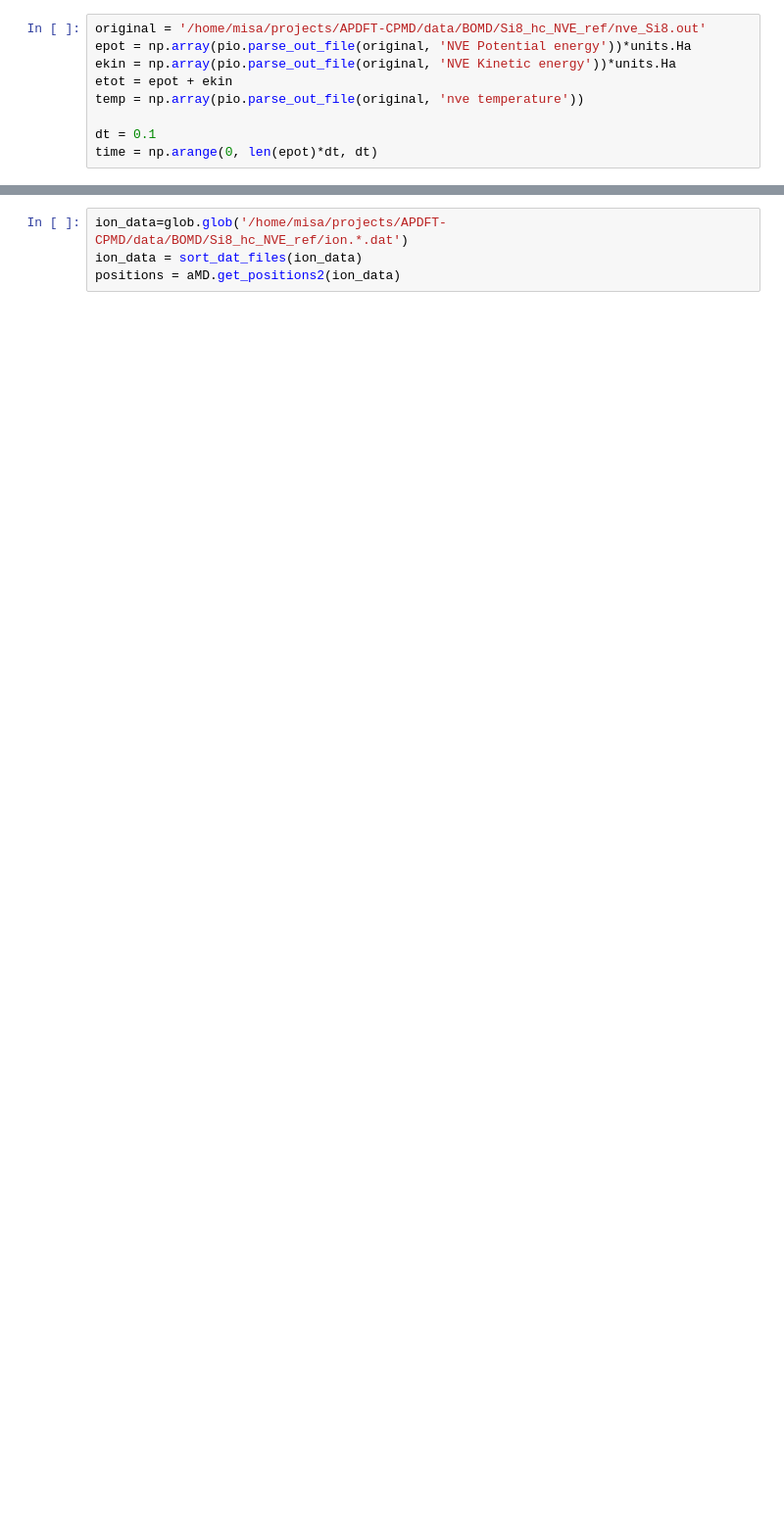
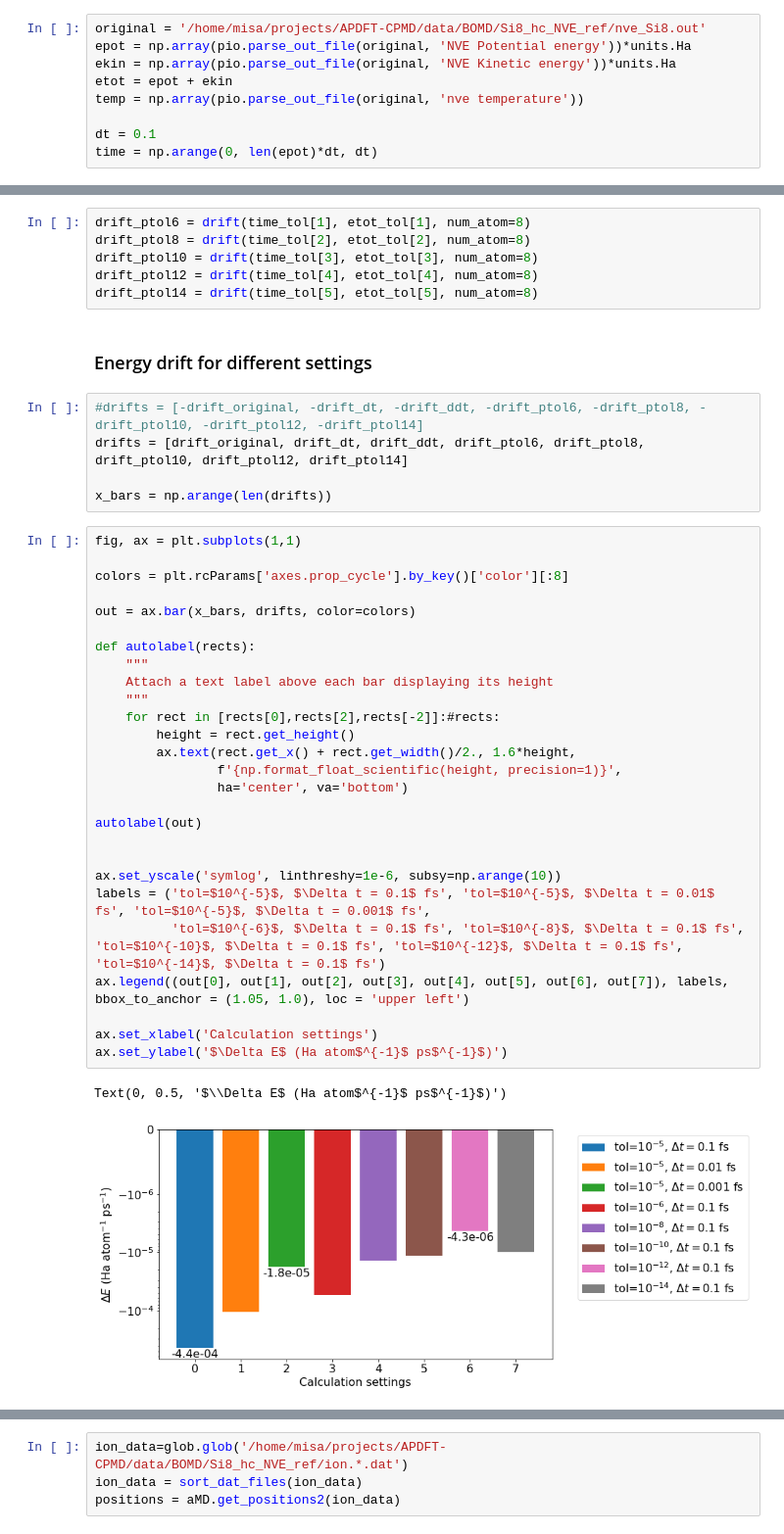
Before and after one commit to ferchault/APDFT, a Jupyter notebook: prototyping/apdft-ofdft-cpmd/Si8_NVE_ref.ipynb, the cells around one changed output, grey strips where cells are left out. Shown at 98% size. Cells and saved outputs as stored; diff of their text form; blank space fills up the shorter version.

```diff
--- a/prototyping/apdft-ofdft-cpmd/Si8_NVE_ref.ipynb
+++ b/prototyping/apdft-ofdft-cpmd/Si8_NVE_ref.ipynb
@@ -236,0 +189,43 @@ plt.plot(time[1]+50, ekin[1],'-', label = r'dt = 0.1 fs, tol = $10^{-8}$')
+# %%
+drift_ptol6 = drift(time_tol[1], etot_tol[1], num_atom=8)
+drift_ptol8 = drift(time_tol[2], etot_tol[2], num_atom=8)
+drift_ptol10 = drift(time_tol[3], etot_tol[3], num_atom=8)
+drift_ptol12 = drift(time_tol[4], etot_tol[4], num_atom=8)
+drift_ptol14 = drift(time_tol[5], etot_tol[5], num_atom=8)
+# %% [markdown]
+### Energy drift for different settings
+# %%
+#drifts = [-drift_original, -drift_dt, -drift_ddt, -drift_ptol6, -drift_ptol8, -drift_ptol10, -drift_ptol12, -drift_ptol14]
+drifts = [drift_original, drift_dt, drift_ddt, drift_ptol6, drift_ptol8, drift_ptol10, drift_ptol12, drift_ptol14]
+
+x_bars = np.arange(len(drifts))
+# %%
+fig, ax = plt.subplots(1,1)
+
+colors = plt.rcParams['axes.prop_cycle'].by_key()['color'][:8]
+
+out = ax.bar(x_bars, drifts, color=colors)
+
+def autolabel(rects):
+    """
+    Attach a text label above each bar displaying its height
+    """
+    for rect in [rects[0],rects[2],rects[-2]]:#rects:
+        height = rect.get_height()
+        ax.text(rect.get_x() + rect.get_width()/2., 1.6*height,
+                f'{np.format_float_scientific(height, precision=1)}',
+                ha='center', va='bottom')
+
+autolabel(out)
+
+
+ax.set_yscale('symlog', linthreshy=1e-6, subsy=np.arange(10))
+labels = ('tol=$10^{-5}$, $\Delta t = 0.1$ fs', 'tol=$10^{-5}$, $\Delta t = 0.01$ fs', 'tol=$10^{-5}$, $\Delta t = 0.001$ fs',
+          'tol=$10^{-6}$, $\Delta t = 0.1$ fs', 'tol=$10^{-8}$, $\Delta t = 0.1$ fs', 'tol=$10^{-10}$, $\Delta t = 0.1$ fs', 'tol=$10^{-12}$, $\Delta t = 0.1$ fs', 'tol=$10^{-14}$, $\Delta t = 0.1$ fs')
+ax.legend((out[0], out[1], out[2], out[3], out[4], out[5], out[6], out[7]), labels, bbox_to_anchor = (1.05, 1.0), loc = 'upper left')
+
+ax.set_xlabel('Calculation settings')
+ax.set_ylabel('$\Delta E$ (Ha atom$^{-1}$ ps$^{-1}$)')
+# %% [output]
+Text(0, 0.5, '$\\Delta E$ (Ha atom$^{-1}$ ps$^{-1}$)')
+[figure, added]
```
Also changed, not shown: parts of 50 cells of this notebook, 1 other file.
